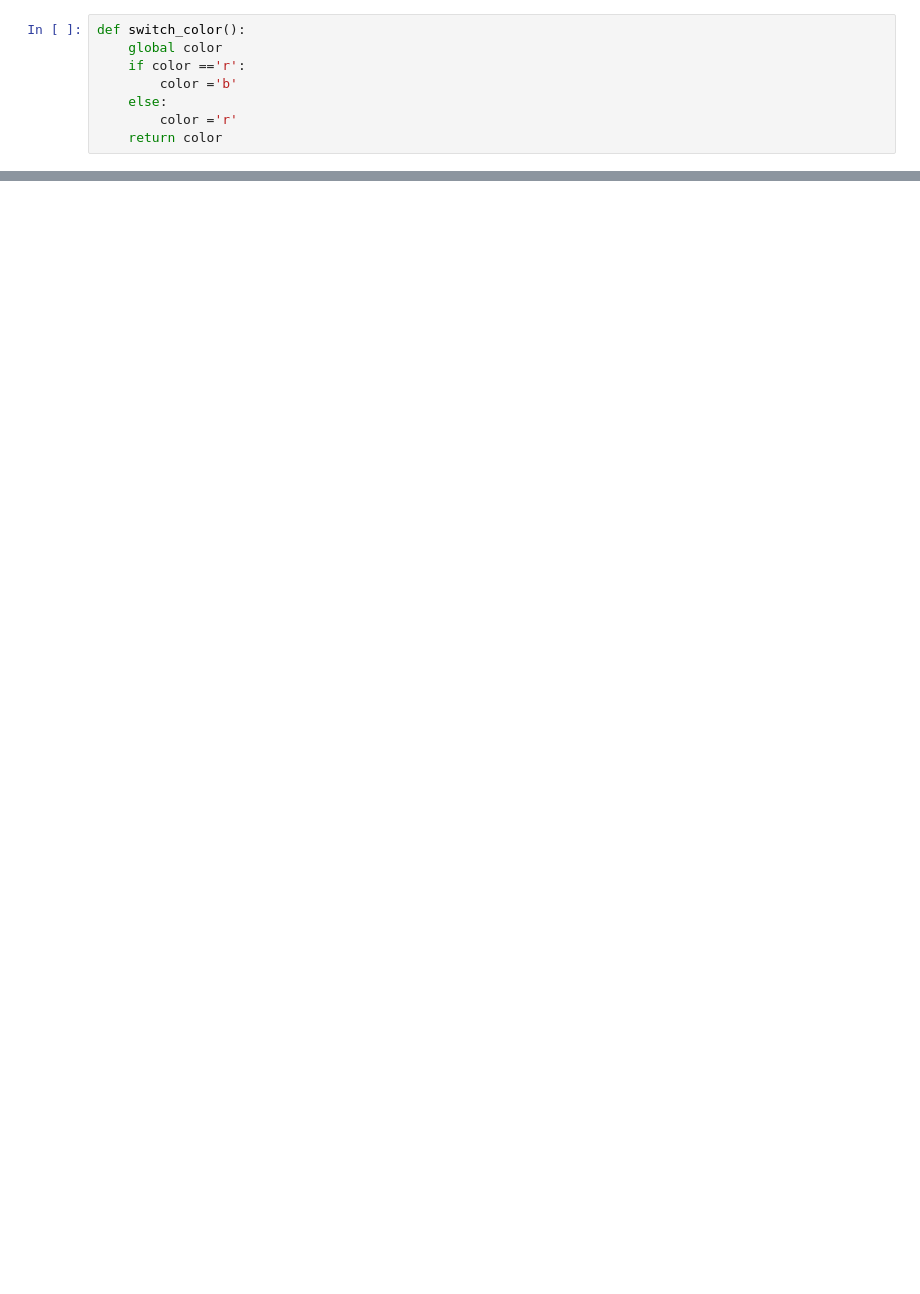
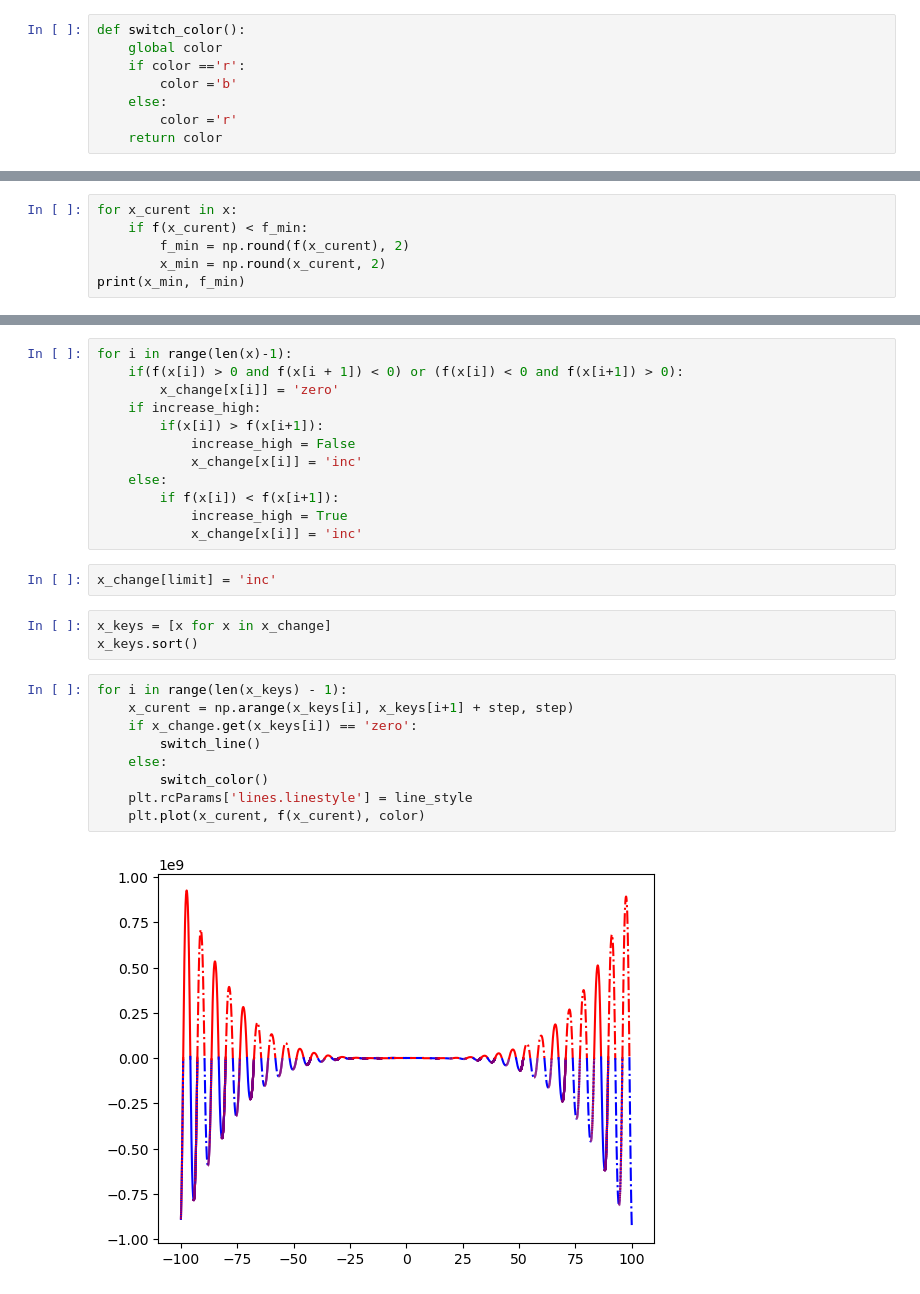
Before and after one commit to wahek/python_seminar_10, a Jupyter notebook: python_10.ipynb, the cells around one changed output, grey strips where cells are left out. Saved outputs shown, nothing was run; the diff lists cells and outputs as text; blank space fills up the shorter version.

```diff
--- a/python_10.ipynb
+++ b/python_10.ipynb
@@ -69,0 +56,6 @@ for i in range(len(x)-1):
+# %%
+for x_curent in x:
+    if f(x_curent) < f_min:
+        f_min = np.round(f(x_curent), 2)
+        x_min = np.round(x_curent, 2)
+print(x_min, f_min)
@@ -76,0 +69,28 @@ TypeError: f() takes 1 positional argument but 2 were given
+# %%
+for i in range(len(x)-1):
+    if(f(x[i]) > 0 and f(x[i + 1]) < 0) or (f(x[i]) < 0 and f(x[i+1]) > 0):
+        x_change[x[i]] = 'zero'
+    if increase_high:
+        if(x[i]) > f(x[i+1]):
+            increase_high = False
+            x_change[x[i]] = 'inc'
+    else:
+        if f(x[i]) < f(x[i+1]):
+            increase_high = True
+            x_change[x[i]] = 'inc'
+# %%
+x_change[limit] = 'inc'
+# %%
+x_keys = [x for x in x_change]
+x_keys.sort()
+# %%
+for i in range(len(x_keys) - 1):
+    x_curent = np.arange(x_keys[i], x_keys[i+1] + step, step)
+    if x_change.get(x_keys[i]) == 'zero':
+        switch_line()
+    else:
+        switch_color()
+    plt.rcParams['lines.linestyle'] = line_style
+    plt.plot(x_curent, f(x_curent), color)
+# %% [output]
+[figure, added]
```
Also changed, not shown: parts of 13 cells of this notebook, 1 other file.
